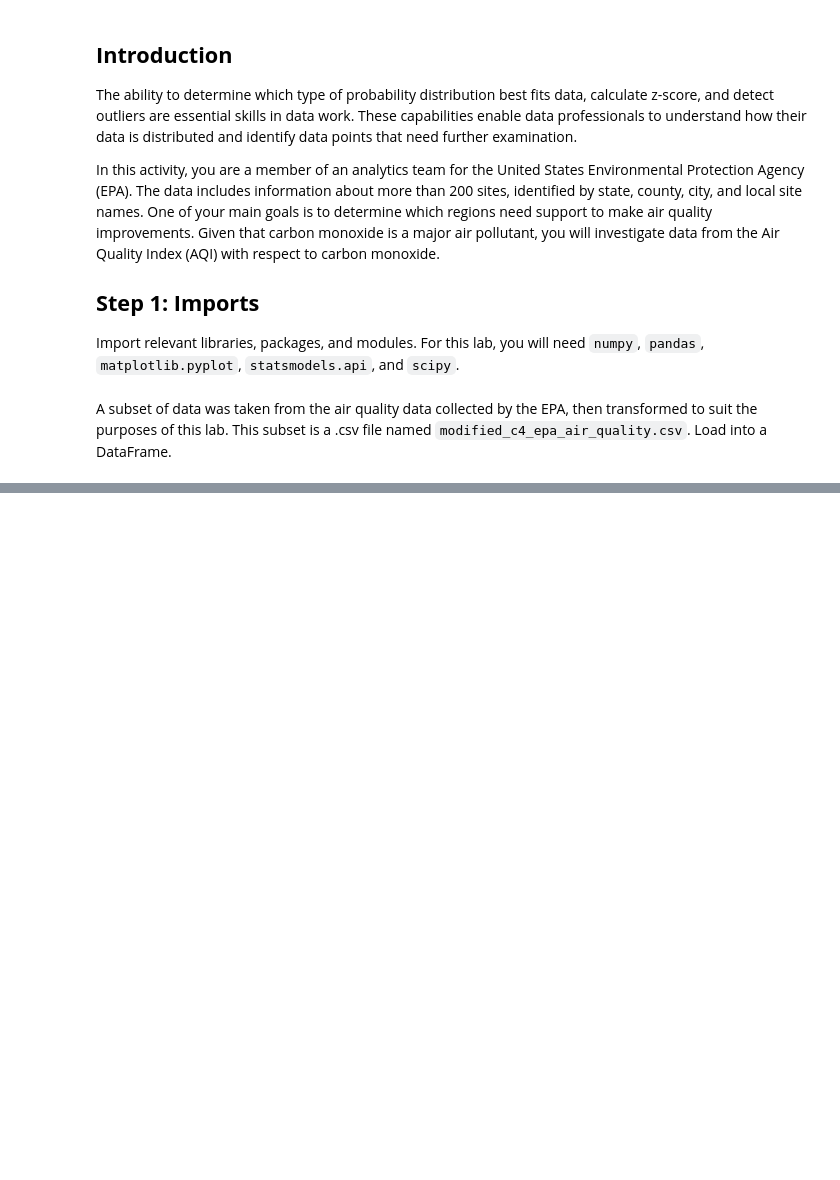
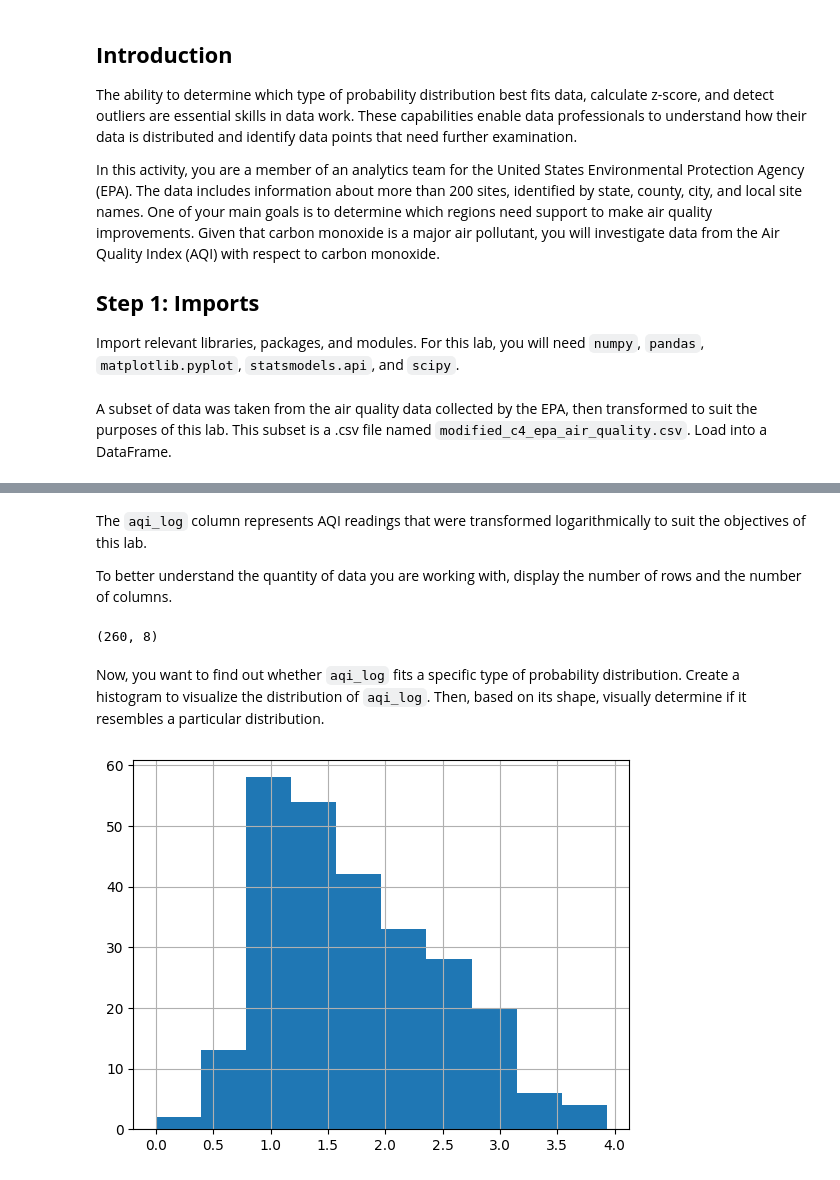
Before and after one commit to gilbertosg/data-science-ML, a Jupyter notebook: 4-Statistics/2-Probability-Distributions.ipynb, the cells around one changed output, grey strips where cells are left out. Drawn from its saved outputs; the diff is of its cells as text; code cells hidden in the pictures; blank space fills up the shorter version.

```diff
--- a/4-Statistics/2-Probability-Distributions.ipynb
+++ b/4-Statistics/2-Probability-Distributions.ipynb
@@ -173,0 +193,16 @@ data = pd.read_csv("datasets/modified_c4_epa_air_quality.csv")
+# %% [markdown]
+The `aqi_log` column represents AQI readings that were transformed logarithmically to suit the objectives of this lab.
+
+To better understand the quantity of data you are working with, display the number of rows and the number of columns.
+# %%
+# Display number of rows, number of columns.
+data.shape
+# %% [output]
+(260, 8)
+# %% [markdown]
+Now, you want to find out whether `aqi_log` fits a specific type of probability distribution. Create a histogram to visualize the distribution of `aqi_log`. Then, based on its shape, visually determine if it resembles a particular distribution.
+# %%
+# Create a histogram to visualize distribution of aqi_log.
+data["aqi_log"].hist();
+# %% [output]
+[figure, added]
```
Also changed, not shown: parts of 20 cells of this notebook, 1 other file.
